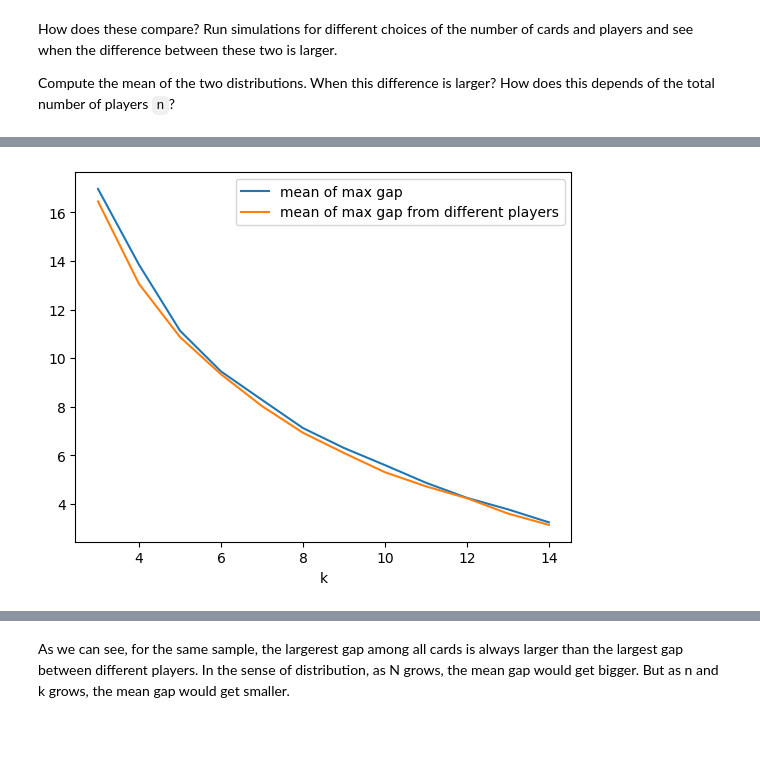
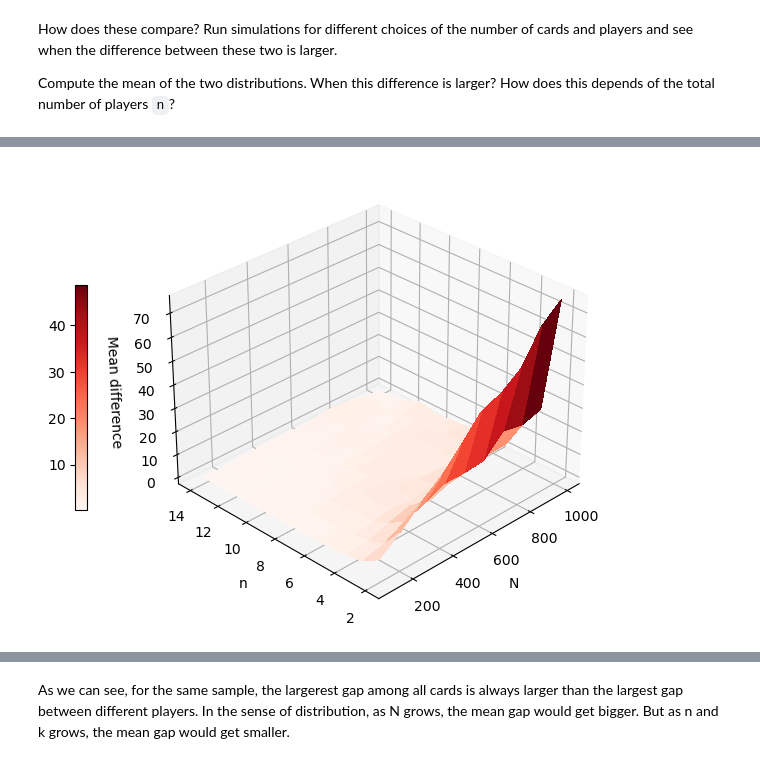
Before and after one commit to UCB-stat-201a-fall23/projectno1-themind-BeiGeJin, a Jupyter notebook: Project01-TheMind.ipynb, the cells around one changed output, grey strips where cells are left out. Cells and saved outputs as stored; diff of their text form; code cells hidden in the pictures; blank space fills up the shorter version.

```diff
--- a/Project01-TheMind.ipynb
+++ b/Project01-TheMind.ipynb
@@ -234,23 +234,29 @@ plt.show()
-# %%
-# test k
-k_test = []
-k_max_gaps = []
-k_valid_max_gaps = []
-simu_times = 1000
-N = 100
-n = 6
-for k in range(3,15):
-    this_max_gap = np.mean(get_max_gaps(simu_times, N, n, k))
-    this_valid_max_gap = np.mean(get_valid_max_gaps(simu_times, N, n, k))
-    res = this_max_gap - this_valid_max_gap
-    k_test.append(res)
-    k_max_gaps.append(this_max_gap)
-    k_valid_max_gaps.append(this_valid_max_gap)
-
-plt.plot(np.arange(3,15), k_max_gaps, label='mean of max gap')
-plt.plot(np.arange(3,15), k_valid_max_gaps, label='mean of max gap from different players')
-plt.xlabel('k')
-plt.legend()
-plt.show()
-# %% [output]
-[figure, removed]
+# %%
+# 3D plot of N and n
+mean_difs = []
+Ns = []
+ns = []
+k = 3
+for N in range(100, 1100, 100):
+    for n in range(2,15):
+        Ns.append(N)
+        ns.append(n)
+        this_max_gap = np.mean(get_max_gaps(simu_times, N, n, k))
+        this_valid_max_gap = np.mean(get_valid_max_gaps(simu_times, N, n, k))
+        res = this_max_gap - this_valid_max_gap
+        mean_difs.append(res)
+
+ax = plt.figure(dpi=100).add_subplot(projection='3d')
+ax.view_init(elev=30, azim=-135, roll=0)
+X = np.array(Ns).reshape(10, -1)
+Y = np.array(ns).reshape(10, -1)
+Z = np.array(mean_difs).reshape(10, -1)
+surf = ax.plot_surface(X, Y, Z, cmap="Reds", linewidth=0, antialiased=False)
+plt.colorbar(surf, shrink=0.5, location='left')
+ax.set_xlabel("N")
+ax.set_ylabel("n")
+ax.set_zlabel("Mean difference")
+plt.tight_layout()
+plt.show()
+# %% [output]
+[figure, added]
```
Also changed, not shown: parts of 10 cells of this notebook.
